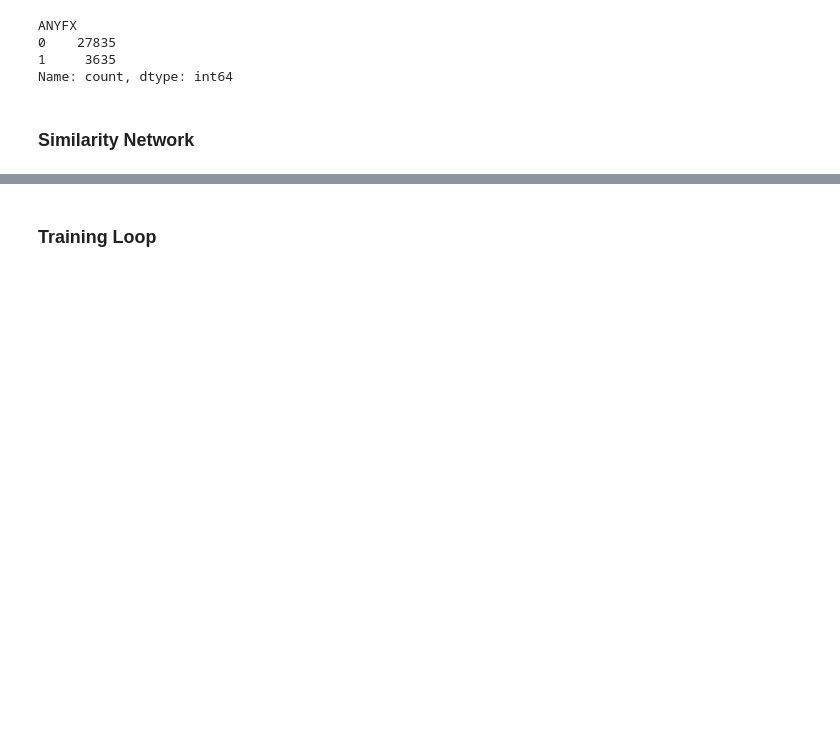
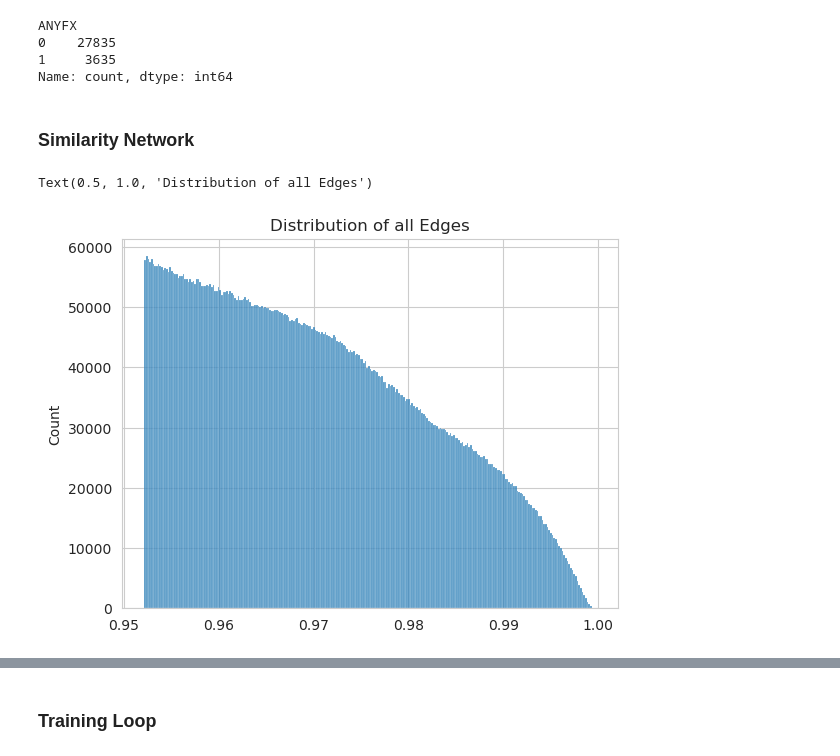
Before and after one commit to hwz628496/WHI_Fracture_GNN, a Jupyter notebook: notebooks_model/GNN.ipynb, the cells around one changed output, grey strips where cells are left out. Saved outputs shown, nothing was run; the diff lists cells and outputs as text; code cells hidden in the pictures; blank space fills up the shorter version.

```diff
--- a/notebooks_model/GNN.ipynb
+++ b/notebooks_model/GNN.ipynb
@@ -38,8 +38,7 @@ df = df[df["CTFLAG"] == 1]
 
 #do not drop frax score yet
 labels = df["ANYFX"]
-frax_score = df["FRAX_SCORE"]
-dataset = df.drop(columns = ["ANYFX", "FRAX_SCORE", "CTFLAG", "ID"])
+dataset = df.drop(columns = ["ANYFX", "CTFLAG", "ID"])
 
 print("Dataset Shape:", df.shape)
 # %% [output]
@@ -75,10 +74,16 @@ edge_weight = similarity_matrix[row, col]
 #remove self edges
 edge_index, edge_weight = pyg.utils.remove_self_loops(edge_index, edge_weight)
 # %%
-threshold = 0.3
+threshold = 0.01
 
 topk = int(threshold * len(edge_weight))
 topk_indices = torch.topk(edge_weight, topk, largest=True).indices
 edge_index = edge_index[:, topk_indices]
 edge_weight = edge_weight[topk_indices]
-edge_type = torch.Tensor([1 for i in range(len(edge_weight))])
+# %%
+sns.set_style('whitegrid')
+sns.histplot(edge_weight)
+plt.title("Distribution of all Edges")
+# %% [output]
+Text(0.5, 1.0, 'Distribution of all Edges')
+[figure, added]
```
Also changed, not shown: parts of 15 cells of this notebook, 1 other file.
